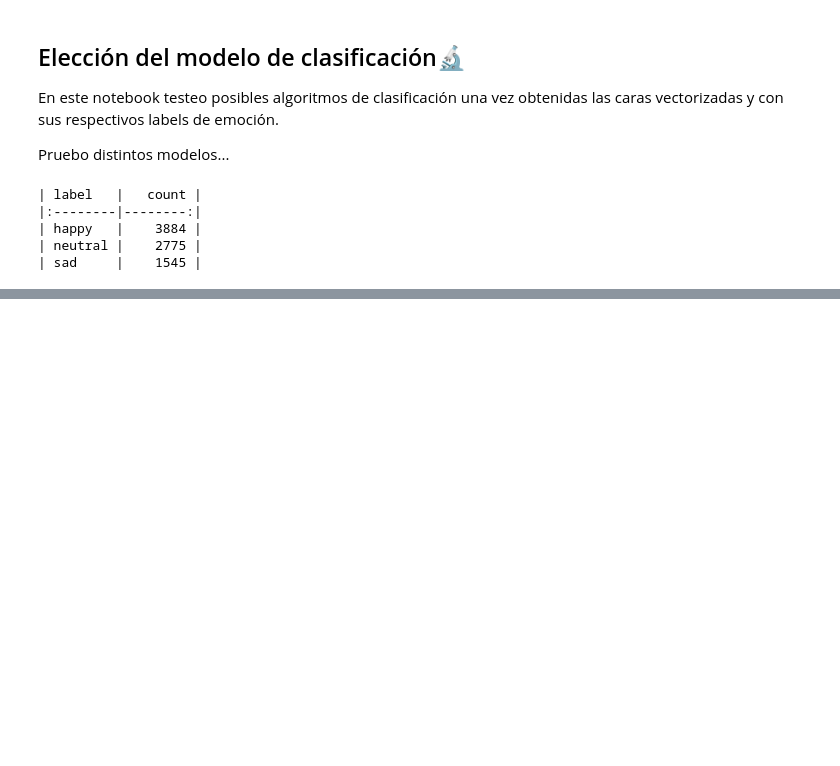
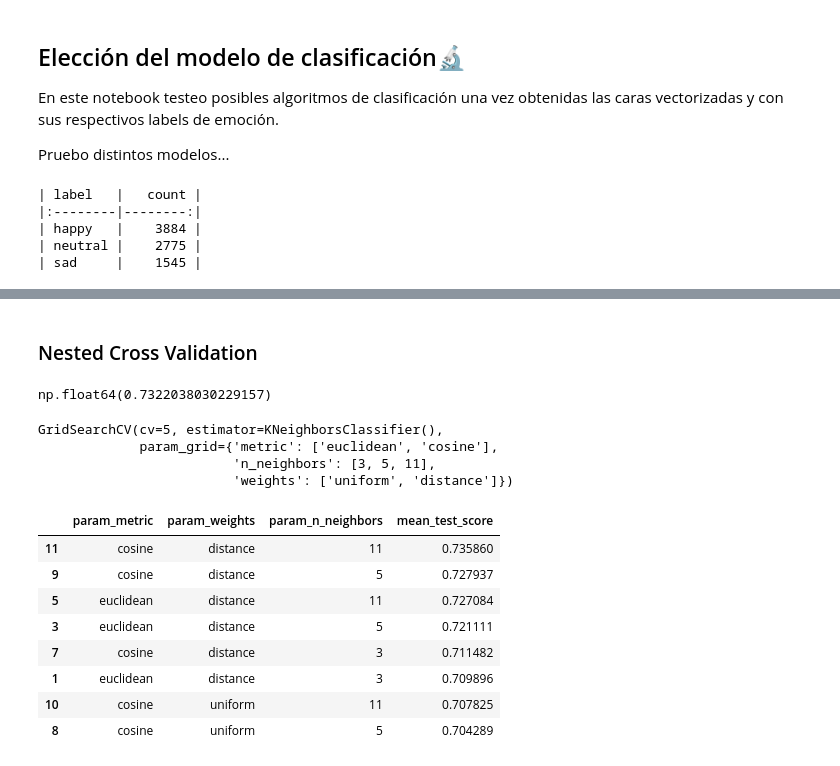
Before and after one commit to SebasAndres/FER-SIMD-Optimized, a Jupyter notebook: experiments/parameter_tuning.ipynb, the cells around one changed output, grey strips where cells are left out. Drawn from its saved outputs; the diff is of its cells as text; code cells hidden in the pictures; blank space fills up the shorter version.

```diff
--- a/experiments/parameter_tuning.ipynb
+++ b/experiments/parameter_tuning.ipynb
@@ -55,0 +20,2 @@ pca_faces = _load_faces("../data/processed/pca_faces")
+# %%
+EMOTION_CATEGORIES = ['happy', 'sad', 'neutral']
@@ -465,0 +67,45 @@ plot_confusion_matrix(y_te, y_pred_best, f"KNN k=5 weighted (ratio {best_row['Ra
+# %%
+Y = pca_faces['label']
+X = pca_faces.copy().drop(columns=['label'])
+# %% [markdown]
+### Nested Cross Validation
+# %%
+param_grid = {
+    'n_neighbors': [3, 5, 11],
+    'weights': ['uniform', 'distance'],
+    'metric': ['euclidean', 'cosine'],
+}
+
+grid_search = GridSearchCV(
+    KNeighborsClassifier(),
+    param_grid,
+    cv=5
+)
+
+scores = cross_val_score(grid_search, X, Y, cv=4)
+# %%
+scores.mean()
+# %% [output]
+np.float64(0.7322038030229157)
+# %%
+grid_search.fit(X, Y)
+# %% [output]
+GridSearchCV(cv=5, estimator=KNeighborsClassifier(),
+             param_grid={'metric': ['euclidean', 'cosine'],
+                         'n_neighbors': [3, 5, 11],
+                         'weights': ['uniform', 'distance']})
+# %%
+results = pd.DataFrame(grid_search.cv_results_)
+results.sort_values('rank_test_score').head(8)[
+    ['param_metric', 'param_weights', 'param_n_neighbors', 'mean_test_score']
+]
+# %% [output]
+|  | param_metric | param_weights | param_n_neighbors | mean_test_score |
+| 11 | cosine | distance | 11 | 0.735860 |
+| 9 | cosine | distance | 5 | 0.727937 |
+| 5 | euclidean | distance | 11 | 0.727084 |
+| 3 | euclidean | distance | 5 | 0.721111 |
+| 7 | cosine | distance | 3 | 0.711482 |
+| 1 | euclidean | distance | 3 | 0.709896 |
+| 10 | cosine | uniform | 11 | 0.707825 |
+| 8 | cosine | uniform | 5 | 0.704289 |
```
Also changed, not shown: parts of 20 cells of this notebook.
